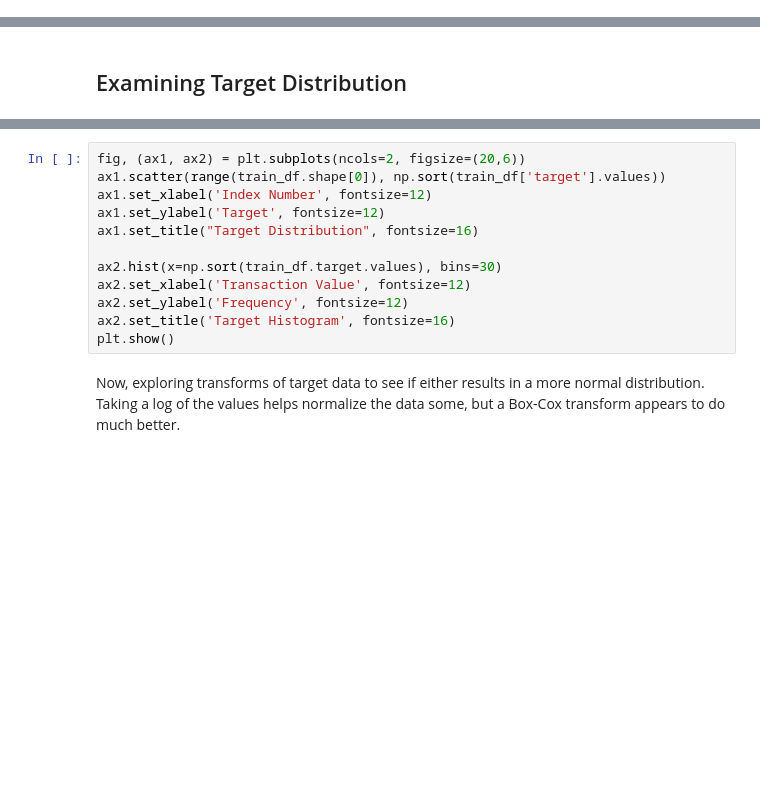
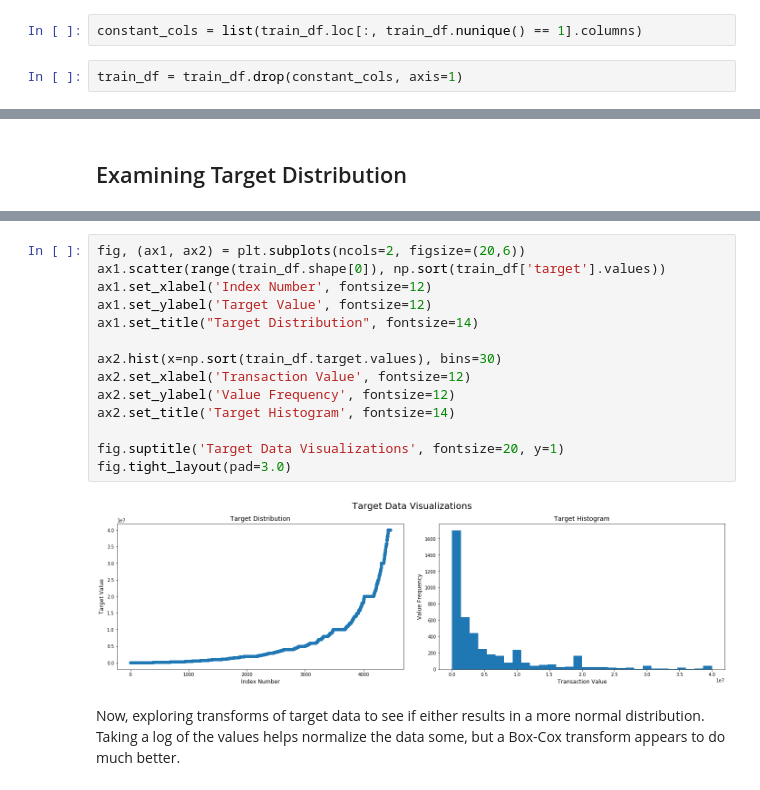
Before and after one commit to Antonio-RG/Banking_purchase_predictor, a Jupyter notebook: Santander_EDA.ipynb, the cells around one changed output, grey strips where cells are left out. Drawn from its saved outputs; the diff is of its cells as text; blank space fills up the shorter version.

```diff
--- a/Santander_EDA.ipynb
+++ b/Santander_EDA.ipynb
@@ -66 +54,5 @@ Results consist entirely of columns of all zeroes. Checking to see if this is co
+# %%
+constant_cols = list(train_df.loc[:, train_df.nunique() == 1].columns)
+# %%
+train_df = train_df.drop(constant_cols, axis=1)
 # %%
@@ -78,15 +89,19 @@ train_df.target.describe()
 # %%
 fig, (ax1, ax2) = plt.subplots(ncols=2, figsize=(20,6))
 ax1.scatter(range(train_df.shape[0]), np.sort(train_df['target'].values))
 ax1.set_xlabel('Index Number', fontsize=12)
-ax1.set_ylabel('Target', fontsize=12)
-ax1.set_title("Target Distribution", fontsize=16)
+ax1.set_ylabel('Target Value', fontsize=12)
+ax1.set_title("Target Distribution", fontsize=14)
 
 ax2.hist(x=np.sort(train_df.target.values), bins=30)
 ax2.set_xlabel('Transaction Value', fontsize=12)
-ax2.set_ylabel('Frequency', fontsize=12)
-ax2.set_title('Target Histogram', fontsize=16)
-plt.show()
+ax2.set_ylabel('Value Frequency', fontsize=12)
+ax2.set_title('Target Histogram', fontsize=14)
+
+fig.suptitle('Target Data Visualizations', fontsize=20, y=1)
+fig.tight_layout(pad=3.0)
+# %% [output]
+[figure, added]
 # %% [markdown]
 Now, exploring transforms of target data to see if either results in a more normal distribution. Taking a log of the values helps normalize the data some, but a Box-Cox transform appears to do much better.
 # %%
```
Also changed, not shown: parts of 27 cells of this notebook, 10 other files.
